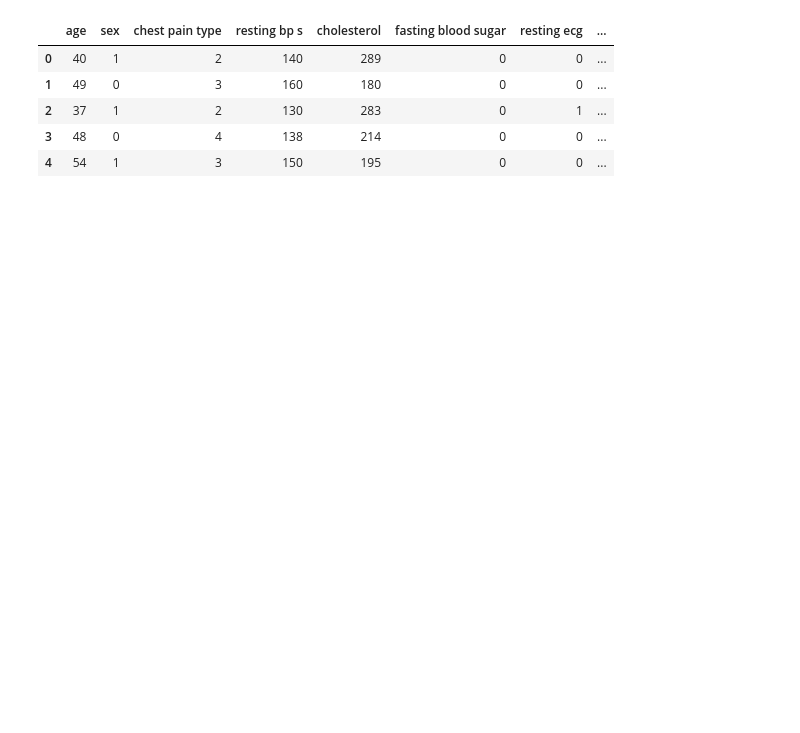
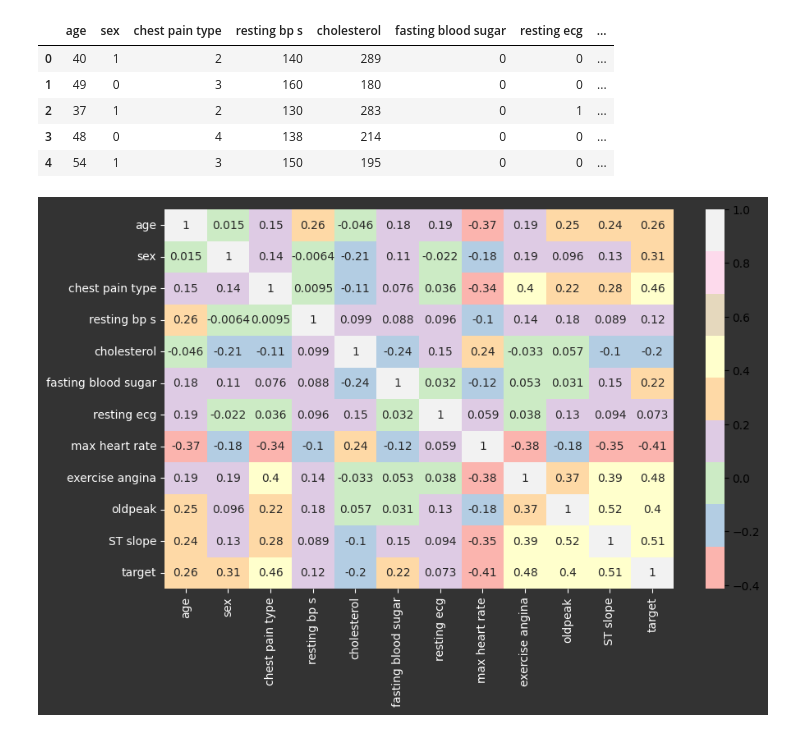
Before and after one commit to Abhkrishnan/MachineLearningGroup12, a Jupyter notebook: PorjectOne/code.ipynb, the cells around one changed output. Drawn from its saved outputs; the diff is of its cells as text; code cells hidden in the pictures; blank space fills up the shorter version.

```diff
--- a/PorjectOne/code.ipynb
+++ b/PorjectOne/code.ipynb
@@ -33,3 +33,9 @@ df.head()
 | 2 | 37 | 1 | 2 | 130 | 283 | 0 | 1 | ... |
 | 3 | 48 | 0 | 4 | 138 | 214 | 0 | 0 | ... |
 | 4 | 54 | 1 | 3 | 150 | 195 | 0 | 0 | ... |
+# %%
+plt.figure(figsize=(10, 6),facecolor='#333333')
+sns.heatmap(df.corr(), annot=True, cmap='Pastel1').tick_params(colors='white')
+plt.show()
+# %% [output]
+[figure, added]
```
